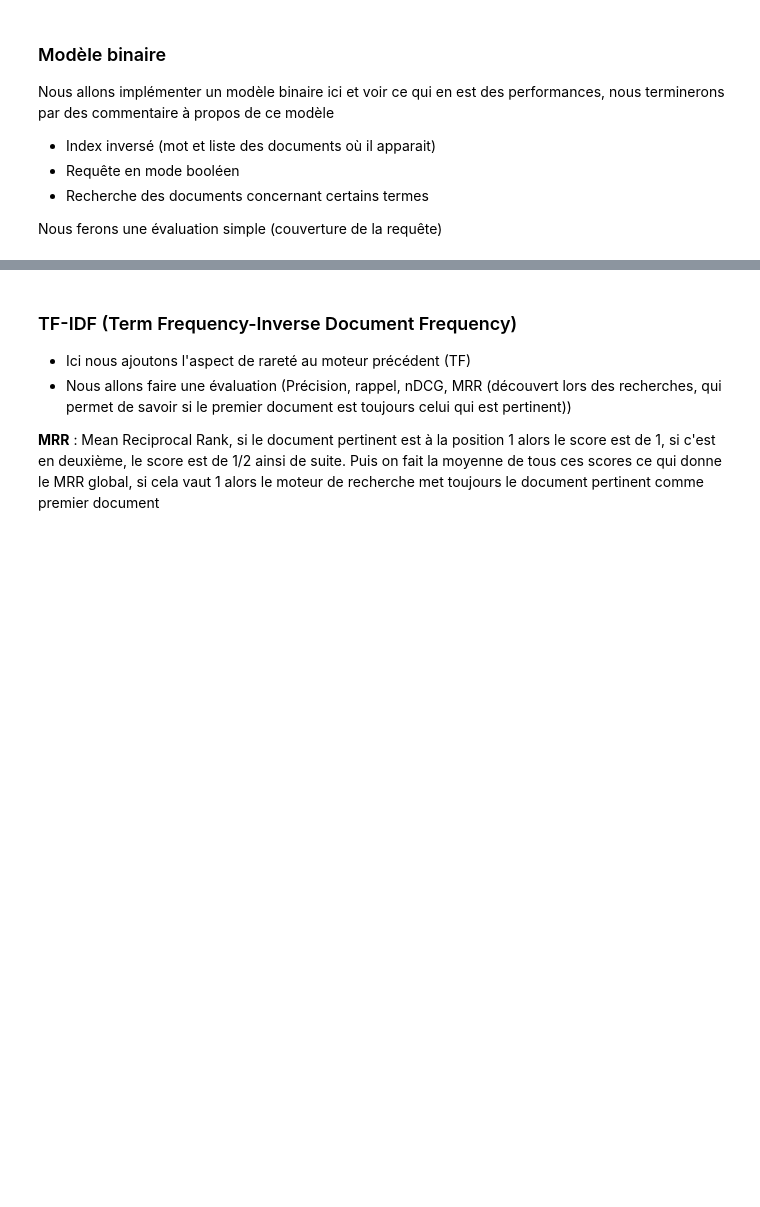
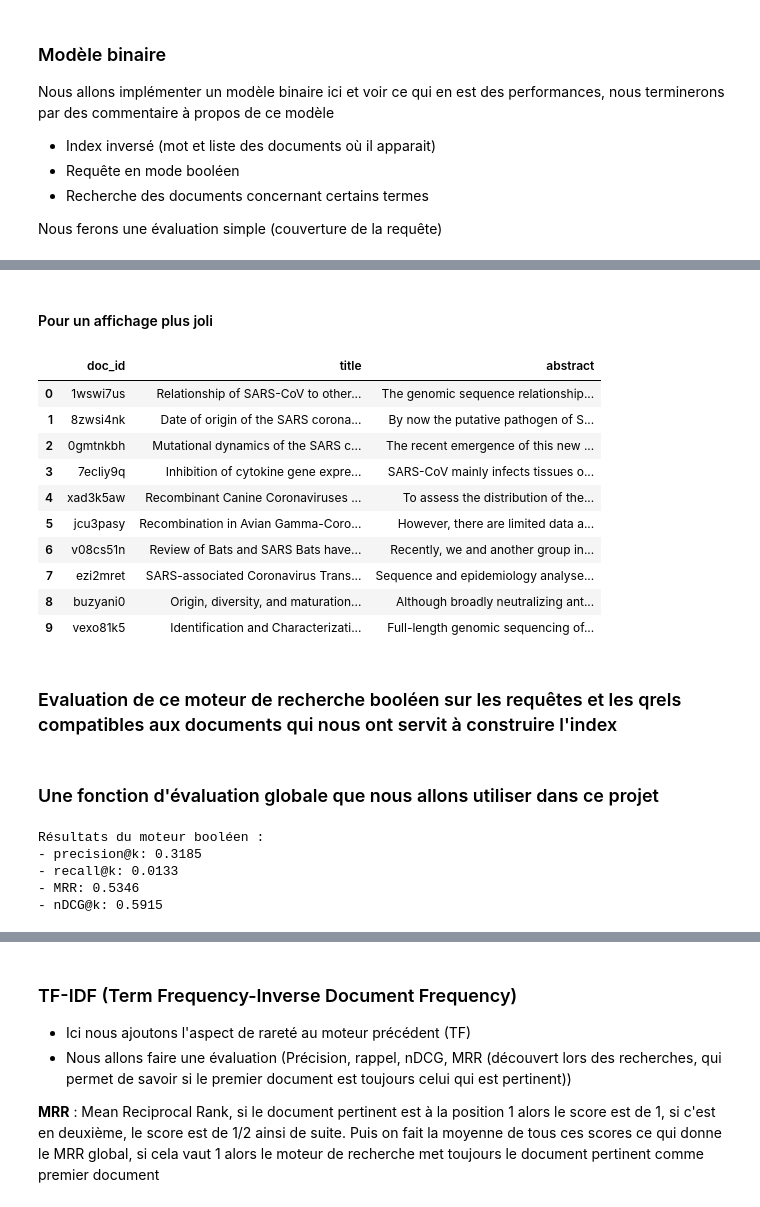
Before and after one commit to rosalie0309/TAL, a Jupyter notebook: round1_v2.ipynb, the cells around one changed output, grey strips where cells are left out. Drawn from its saved outputs; the diff is of its cells as text; code cells hidden in the pictures; blank space fills up the shorter version.

```diff
--- a/round1_v2.ipynb
+++ b/round1_v2.ipynb
@@ -197,0 +274,20 @@ Nous ferons une évaluation simple (couverture de la requête)
+# %%
+def boolean_search_documents(query_text, index, documents_df):
+    """
+    - query_text : texte brut de la requête (non tokenisé)
+    - index : index inversé (mot → doc_ids)
+    - documents_df : DataFrame avec ['doc_id', 'text', 'tokens']
+
+    Retourne une liste de dictionnaires avec 'doc_id', 'title', 'abstract'
+    """
+    query_tokens = clean_text(query_text)
+    matched_ids = boolean_search(query_tokens, index)
+
+    # Récupération des documents correspondant aux doc_ids trouvés
+    results = documents_df[documents_df['doc_id'].isin(matched_ids)].copy()
+
+    # Extraction séparée du titre et abstract
+    results['title'] = results['text'].apply(lambda t: t.split(". ")[0] if ". " in t else t[:100])
+    results['abstract'] = results['text'].apply(lambda t: t if ". " not in t else ". ".join(t.split(". ")[1:]))
+
+    return results[['doc_id', 'title', 'abstract']].to_dict(orient='records')
@@ -197,0 +296,8 @@ Nous ferons une évaluation simple (couverture de la requête)
+# %%
+query = "origin of coronavirus"
+results_df = boolean_search_documents(query, inverted_index, documents_df)
+
+for row in results_df:
+    print(f"\n {row['doc_id']}")
+    print(f" Title: {row['title']}")
+    print(f" Abstract: {row['abstract'][:300]}...")
@@ -197,0 +322,2 @@ Nous ferons une évaluation simple (couverture de la requête)
+# %% [markdown]
+#### Pour un affichage plus joli
@@ -197,0 +370,20 @@ Nous ferons une évaluation simple (couverture de la requête)
+# %%
+query = "coronavirus origin"
+results_df = boolean_search_documents(query, inverted_index, documents_df)
+display_search_results(results_df, query)
+# %% [output]
+|  | doc_id | title | abstract |
+| 0 | 1wswi7us | Relationship of SARS-CoV to other... | The genomic sequence relationship... |
+| 1 | 8zwsi4nk | Date of origin of the SARS corona... | By now the putative pathogen of S... |
+| 2 | 0gmtnkbh | Mutational dynamics of the SARS c... | The recent emergence of this new ... |
+| 3 | 7ecliy9q | Inhibition of cytokine gene expre... | SARS-CoV mainly infects tissues o... |
+| 4 | xad3k5aw | Recombinant Canine Coronaviruses ... | To assess the distribution of the... |
+| 5 | jcu3pasy | Recombination in Avian Gamma-Coro... | However, there are limited data a... |
+| 6 | v08cs51n | Review of Bats and SARS Bats have... | Recently, we and another group in... |
+| 7 | ezi2mret | SARS-associated Coronavirus Trans... | Sequence and epidemiology analyse... |
+| 8 | buzyani0 | Origin, diversity, and maturation... | Although broadly neutralizing ant... |
+| 9 | vexo81k5 | Identification and Characterizati... | Full-length genomic sequencing of... |
+# %% [markdown]
+### Evaluation de ce moteur de recherche booléen sur les requêtes et les qrels compatibles aux documents qui nous ont servit à construire l'index
+# %% [markdown]
+### Une fonction d'évaluation globale que nous allons utiliser dans ce projet
@@ -197,0 +453,19 @@ Nous ferons une évaluation simple (couverture de la requête)
+# %%
+# Wrapper pour inclure les paramètres supplémentaires
+def boolean_search_eval_wrapper(query_text, top_k=10):
+    results = boolean_search_documents(query_text, inverted_index, documents_df)
+    return results[:top_k]
+
+# Évaluation
+results_boolean = evaluate_model(boolean_search_eval_wrapper, queries_df, qrels_df, k=10)
+
+# Affichage des résultats
+print("Résultats du moteur booléen :")
+for metric, score in results_boolean.items():
+    print(f"- {metric}: {score:.4f}")
+# %% [output]
+Résultats du moteur booléen :
+- precision@k: 0.3185
+- recall@k: 0.0133
+- MRR: 0.5346
+- nDCG@k: 0.5915
```
Also changed, not shown: parts of 60 cells of this notebook.
